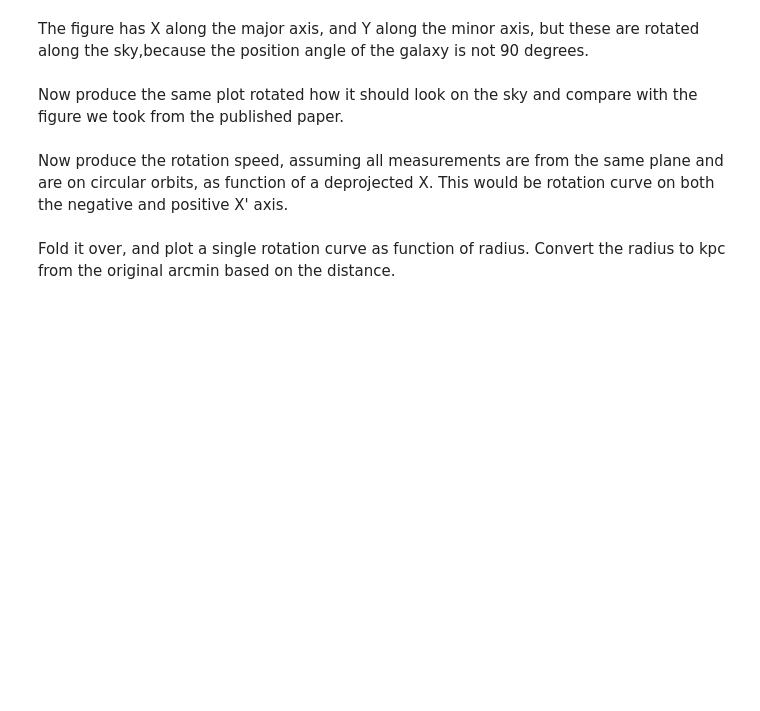
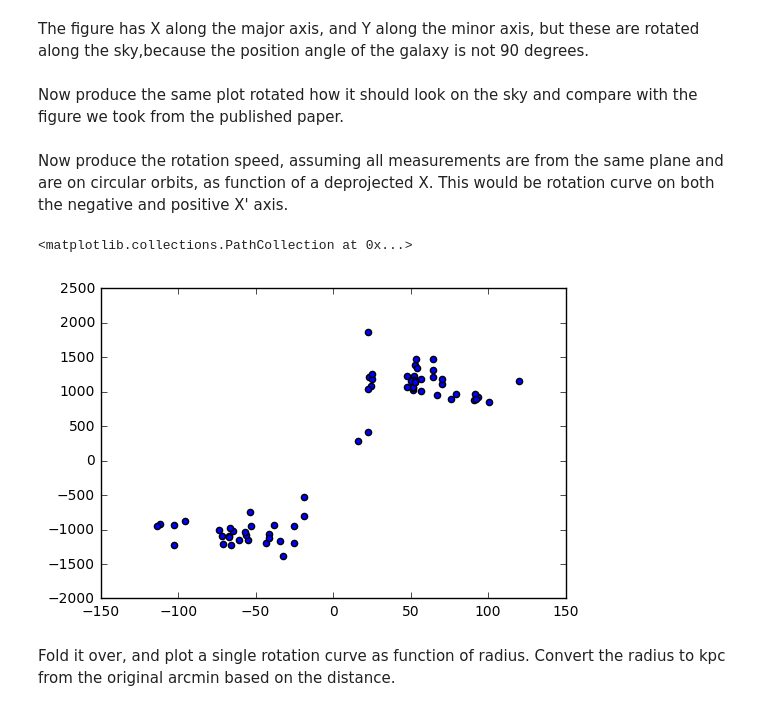
Before and after one commit to astroumd/GradMap, a Jupyter notebook: notebooks/Lectures2017/Lecture4/Lecture4-m31.ipynb, the cells around one changed output. Drawn from its saved outputs; the diff is of its cells as text; code cells hidden in the pictures; blank space fills up the shorter version.

```diff
--- a/notebooks/Lectures2017/Lecture4/Lecture4-m31.ipynb
+++ b/notebooks/Lectures2017/Lecture4/Lecture4-m31.ipynb
@@ -15,5 +45,21 @@ Distance = 670.0    # kpc
 Now produce the same plot rotated how it should look on the sky and compare with the figure we took from the published paper.
 # %% [markdown]
 Now produce the rotation speed, assuming all measurements are from the same plane and are on circular orbits, as function of a deprojected X. This would be rotation curve on both the negative and positive X' axis.
+# %%
+cosi = math.cos(inc*math.pi/180.0)
+sini = math.cos(inc*math.pi/180.0)
+#
+xs = x
+ys = y/cosi
+tan_t = ys/xs
+cos_t = 1.0/np.sqrt(1+tan_t*tan_t)
+vrots = (vobs-vc) / cos_t / sini
+rs = np.sqrt(xs*xs + ys*ys) * np.sign(xs)
+#
+# %%
+plt.scatter(rs,vrots)
+# %% [output]
+<matplotlib.collections.PathCollection at 0x...>
+[figure, added]
 # %% [markdown]
 Fold it over, and plot a single rotation curve as function of radius. Convert the radius to kpc from the original arcmin based on the distance.
```
Also changed, not shown: parts of 8 cells of this notebook.
